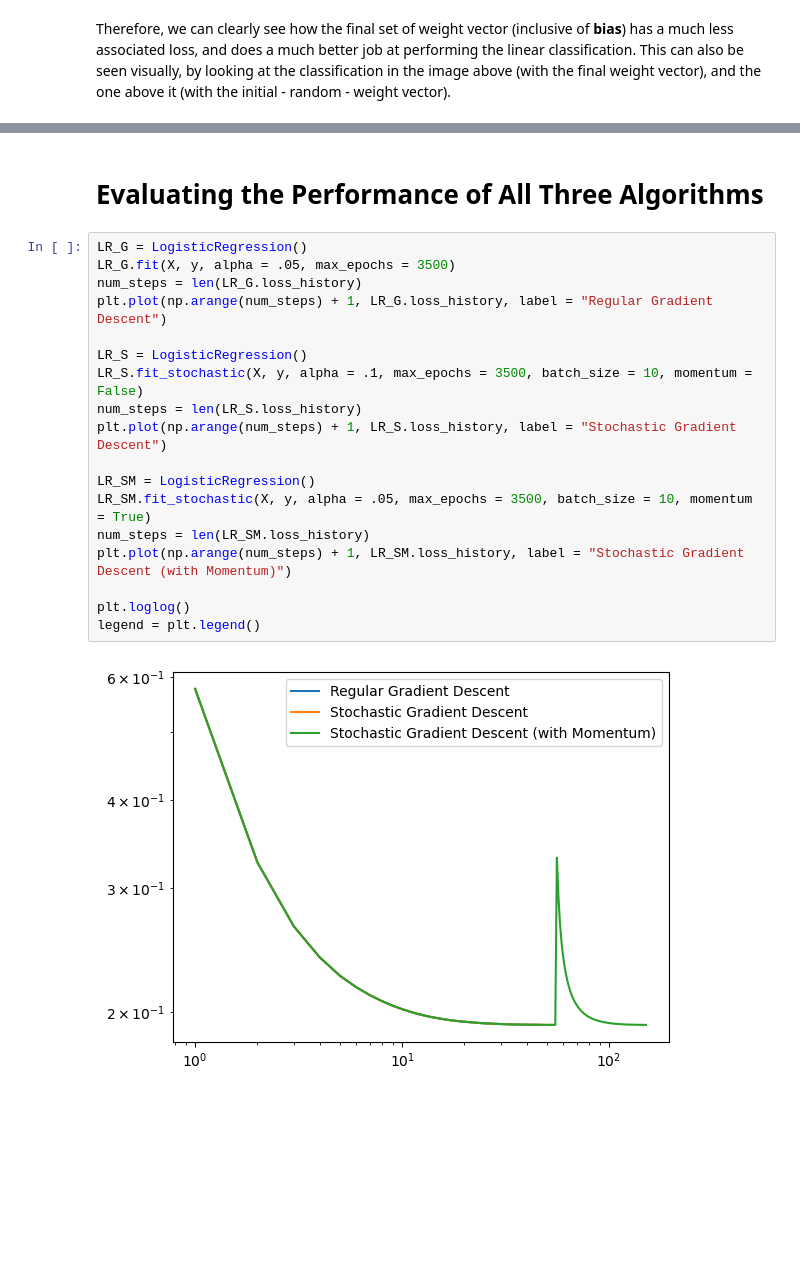
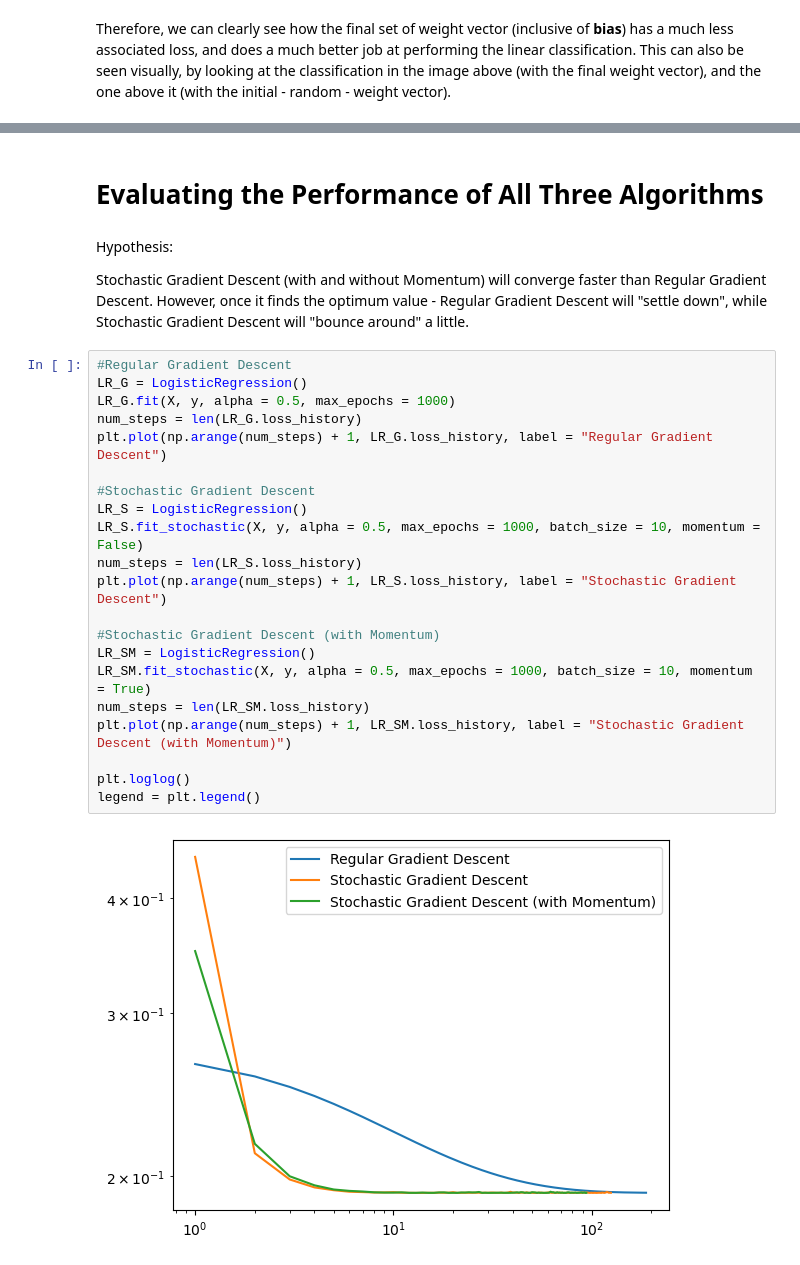
Before and after one commit to dcruzeneil/dcruzeneil.github.io, a Jupyter notebook: posts/gradient-descent/index.ipynb, the cells around one changed output, grey strips where cells are left out. Cells and saved outputs as stored; diff of their text form; blank space fills up the shorter version.

Commit message:
Changes to Gradient Descent!

```diff
--- a/posts/gradient-descent/index.ipynb
+++ b/posts/gradient-descent/index.ipynb
@@ -151,22 +219,29 @@ In addition to regular gradient descent, this blog post also implements and look
-# %% [markdown]
-# Evaluating the Performance of All Three Algorithms
-# %%
-LR_G = LogisticRegression()
-LR_G.fit(X, y, alpha = .05, max_epochs = 3500)
-num_steps = len(LR_G.loss_history)
-plt.plot(np.arange(num_steps) + 1, LR_G.loss_history, label = "Regular Gradient Descent")
-
-LR_S = LogisticRegression()
-LR_S.fit_stochastic(X, y, alpha = .1, max_epochs = 3500, batch_size = 10, momentum = False)
-num_steps = len(LR_S.loss_history)
-plt.plot(np.arange(num_steps) + 1, LR_S.loss_history, label = "Stochastic Gradient Descent")
-
-LR_SM = LogisticRegression()
-LR_SM.fit_stochastic(X, y, alpha = .05, max_epochs = 3500, batch_size = 10, momentum = True)
-num_steps = len(LR_SM.loss_history)
-plt.plot(np.arange(num_steps) + 1, LR_SM.loss_history, label = "Stochastic Gradient Descent (with Momentum)")
-
-plt.loglog()
-legend = plt.legend()
-# %% [output]
-[figure, removed]
+# %% [markdown]
+# Evaluating the Performance of All Three Algorithms
+# %% [markdown]
+Hypothesis:
+
+Stochastic Gradient Descent (with and without Momentum) will converge faster than Regular Gradient Descent. However, once it finds the optimum value - Regular Gradient Descent will "settle down", while Stochastic Gradient Descent will "bounce around" a little.
+# %%
+#Regular Gradient Descent
+LR_G = LogisticRegression()
+LR_G.fit(X, y, alpha = 0.5, max_epochs = 1000)
+num_steps = len(LR_G.loss_history)
+plt.plot(np.arange(num_steps) + 1, LR_G.loss_history, label = "Regular Gradient Descent")
+
+#Stochastic Gradient Descent
+LR_S = LogisticRegression()
+LR_S.fit_stochastic(X, y, alpha = 0.5, max_epochs = 1000, batch_size = 10, momentum = False)
+num_steps = len(LR_S.loss_history)
+plt.plot(np.arange(num_steps) + 1, LR_S.loss_history, label = "Stochastic Gradient Descent")
+
+#Stochastic Gradient Descent (with Momentum)
+LR_SM = LogisticRegression()
+LR_SM.fit_stochastic(X, y, alpha = 0.5, max_epochs = 1000, batch_size = 10, momentum = True)
+num_steps = len(LR_SM.loss_history)
+plt.plot(np.arange(num_steps) + 1, LR_SM.loss_history, label = "Stochastic Gradient Descent (with Momentum)")
+
+plt.loglog()
+legend = plt.legend()
+# %% [output]
+[figure, added]
```
Also changed, not shown: parts of 7 cells of this notebook, 8 other files.
